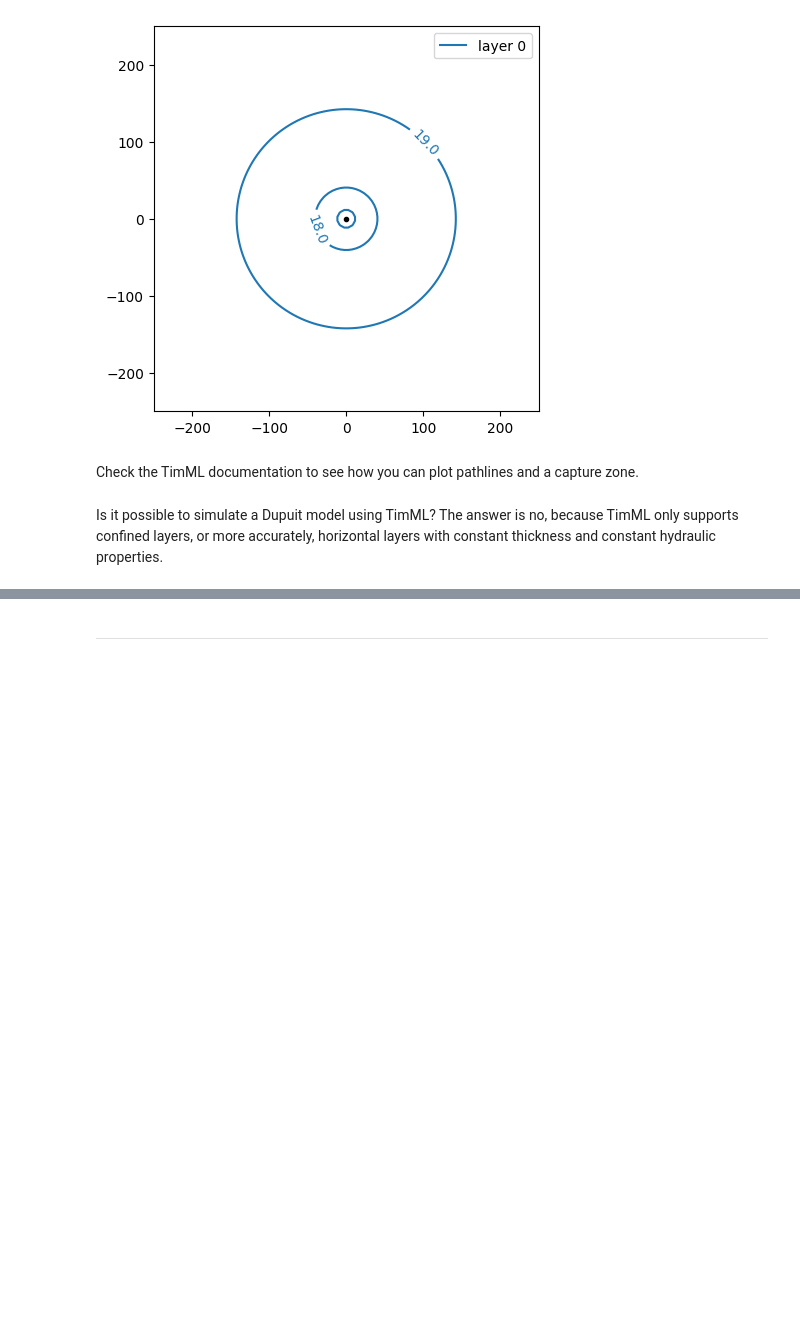
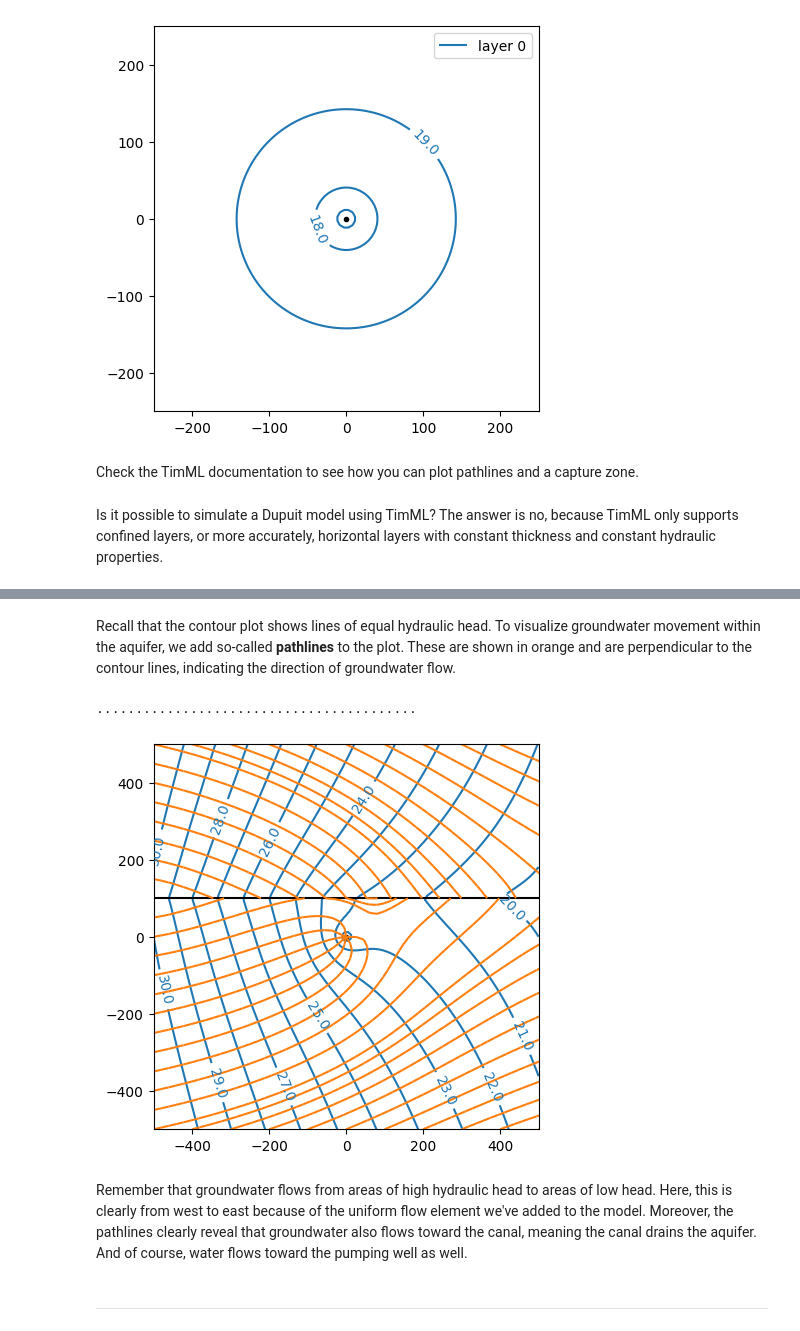
Before and after one commit to alouwyck/Workshop_UM6P_2026, a Jupyter notebook: Day1/Part_1_First_axisymmetric_models.ipynb, the cells around one changed output, grey strips where cells are left out. Cells and saved outputs as stored; diff of their text form; code cells hidden in the pictures; blank space fills up the shorter version.

```diff
--- a/Day1/Part_1_First_axisymmetric_models.ipynb
+++ b/Day1/Part_1_First_axisymmetric_models.ipynb
@@ -202,2 +271,39 @@ Is it possible to simulate a Dupuit model using TimML? The answer is no, because
+# %% [markdown]
+Recall that the contour plot shows lines of equal hydraulic head. To visualize groundwater movement within the aquifer, we add so-called **pathlines** to the plot. These are shown in orange and are perpendicular to the contour lines, indicating the direction of groundwater flow.
+# %%
+# contour plot
+model.plots.contour(
+    win=[-R, R, -R, R],        # window to contour [xmin, xmax, ymin, ymax]
+    ngr=100,                   # number of points where to compute the head
+    levels=np.arange(20, 31),  # levels to be contoured
+    labels=True,               # add labels along the contours
+    decimals=1,                # print labels with 1 decimal place
+    legend=False,              # don't add a legend
+    figsize=(5, 5),            # specify a figure size of 5 by 5 inches
+)
+
+# pathlines
+xstart = np.hstack((
+    np.arange(-400, 501, 100),
+    -500 * np.ones(21),
+    np.arange(-400, 501, 100),
+))
+ystart = np.hstack((
+    500 * np.ones(10),
+    np.arange(-500, 501, 50),
+    -500 * np.ones(10),
+))
+model.plots.tracelines(
+    xstart=xstart,                 # x-locations of starting points
+    ystart=ystart,                 # y-locations of starting points
+    zstart=np.zeros(len(xstart)),  # z-locations of starting points
+    hstepmax=20,                   # maximum horizontal step size
+    color="C1",                    # color of lines
+);
+# %% [output]
+.........................................
+[figure, added]
+# %% [markdown]
+Remember that groundwater flows from areas of high hydraulic head to areas of low head. Here, this is clearly from west to east because of the uniform flow element we've added to the model. Moreover, the pathlines clearly reveal that groundwater also flows toward the canal, meaning the canal drains the aquifer. And of course, water flows toward the pumping well as well.
 # %% [markdown]
 ---
```
Also changed, not shown: parts of 19 cells of this notebook.
